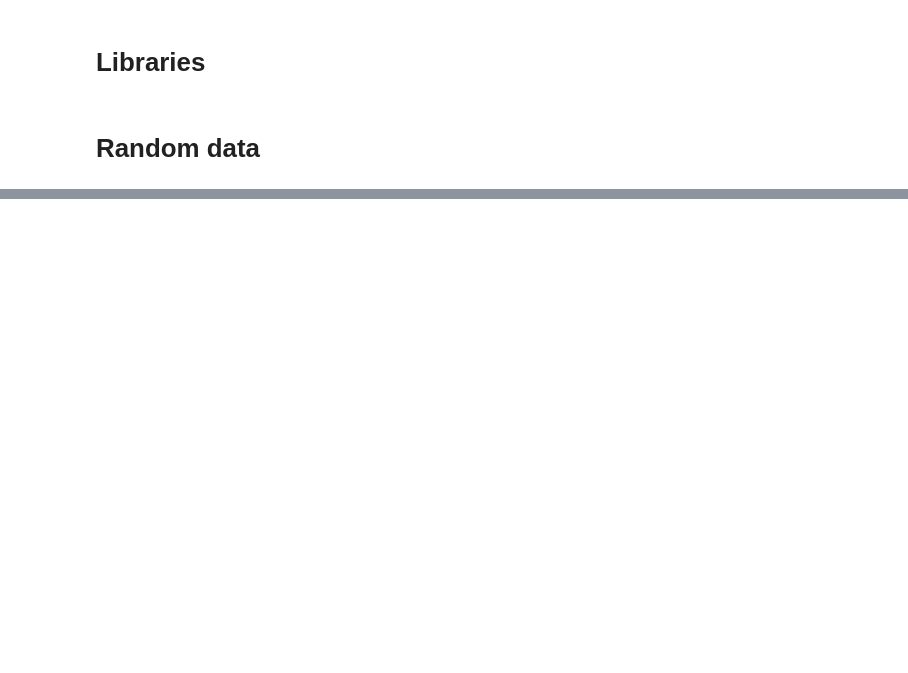
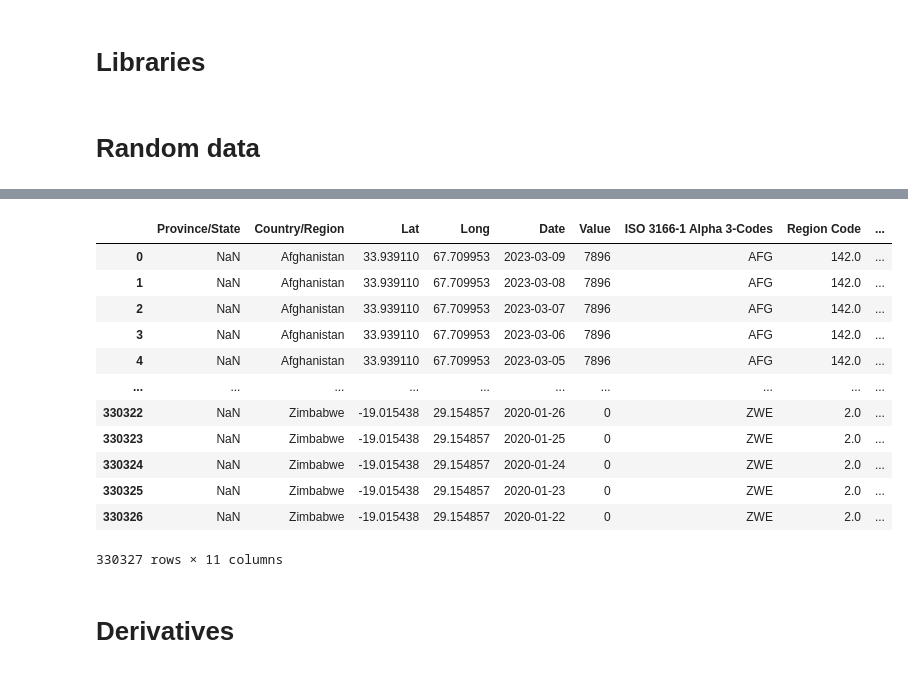
Before and after one commit to 21Blix/Infectious-Disease-Modelling, a Jupyter notebook: Week_3/week3.ipynb, the cells around one changed output, grey strips where cells are left out. Cells and saved outputs as stored; diff of their text form; code cells hidden in the pictures; blank space fills up the shorter version.

```diff
--- a/Week_3/week3.ipynb
+++ b/Week_3/week3.ipynb
@@ -27,0 +118,18 @@ plt.savefig("gaussian with noise.png")
+# %%
+covid_data
+# %% [output]
+|  | Province/State | Country/Region | Lat | Long | Date | Value | ISO 3166-1 Alpha 3-Codes | Region Code | ... |
+| 0 | NaN | Afghanistan | 33.939110 | 67.709953 | 2023-03-09 | 7896 | AFG | 142.0 | ... |
+| 1 | NaN | Afghanistan | 33.939110 | 67.709953 | 2023-03-08 | 7896 | AFG | 142.0 | ... |
+| 2 | NaN | Afghanistan | 33.939110 | 67.709953 | 2023-03-07 | 7896 | AFG | 142.0 | ... |
+| 3 | NaN | Afghanistan | 33.939110 | 67.709953 | 2023-03-06 | 7896 | AFG | 142.0 | ... |
+| 4 | NaN | Afghanistan | 33.939110 | 67.709953 | 2023-03-05 | 7896 | AFG | 142.0 | ... |
+| ... | ... | ... | ... | ... | ... | ... | ... | ... | ... |
+| 330322 | NaN | Zimbabwe | -19.015438 | 29.154857 | 2020-01-26 | 0 | ZWE | 2.0 | ... |
+| 330323 | NaN | Zimbabwe | -19.015438 | 29.154857 | 2020-01-25 | 0 | ZWE | 2.0 | ... |
+| 330324 | NaN | Zimbabwe | -19.015438 | 29.154857 | 2020-01-24 | 0 | ZWE | 2.0 | ... |
+| 330325 | NaN | Zimbabwe | -19.015438 | 29.154857 | 2020-01-23 | 0 | ZWE | 2.0 | ... |
+| 330326 | NaN | Zimbabwe | -19.015438 | 29.154857 | 2020-01-22 | 0 | ZWE | 2.0 | ... |
+330327 rows × 11 columns
+# %% [markdown]
+# Derivatives
```
Also changed, not shown: parts of 10 cells of this notebook.
